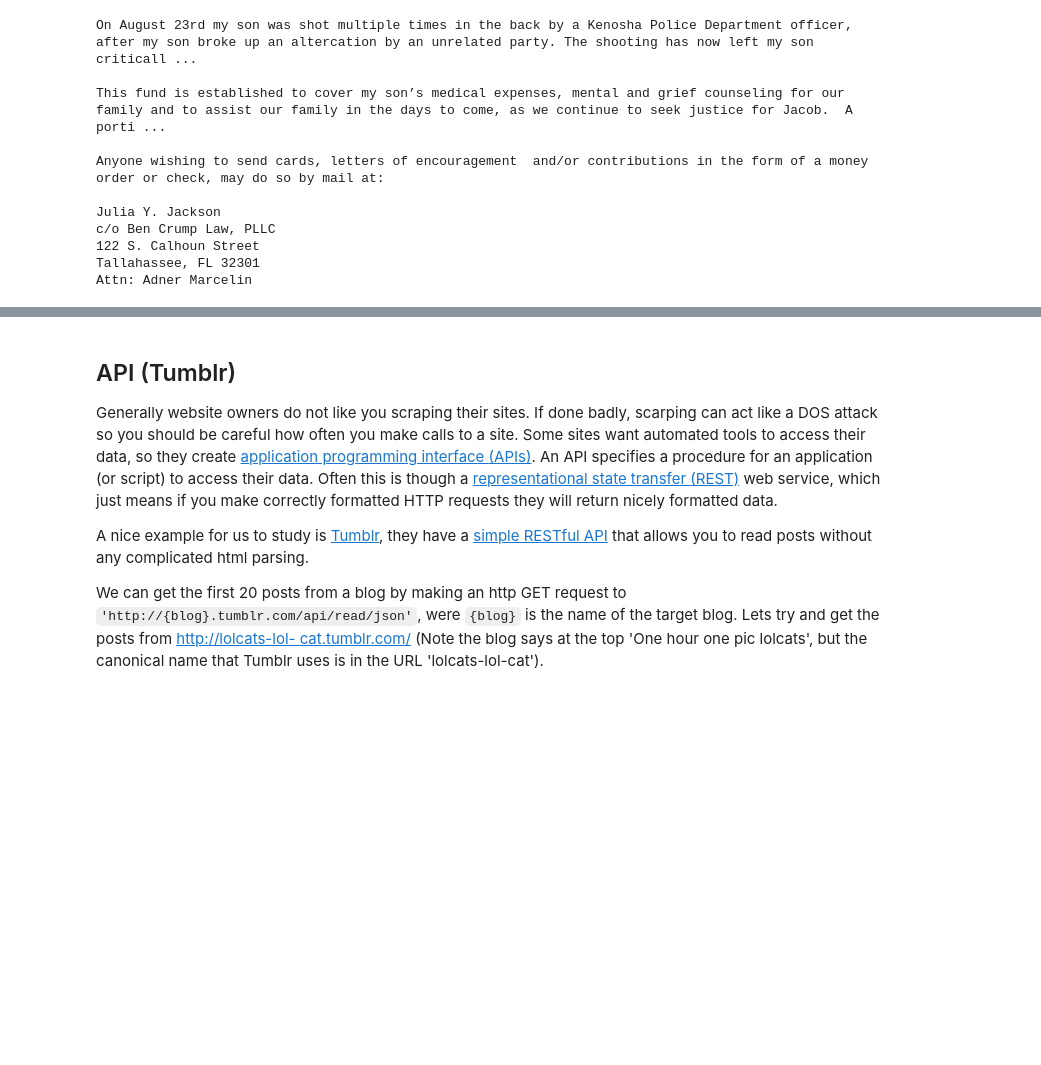
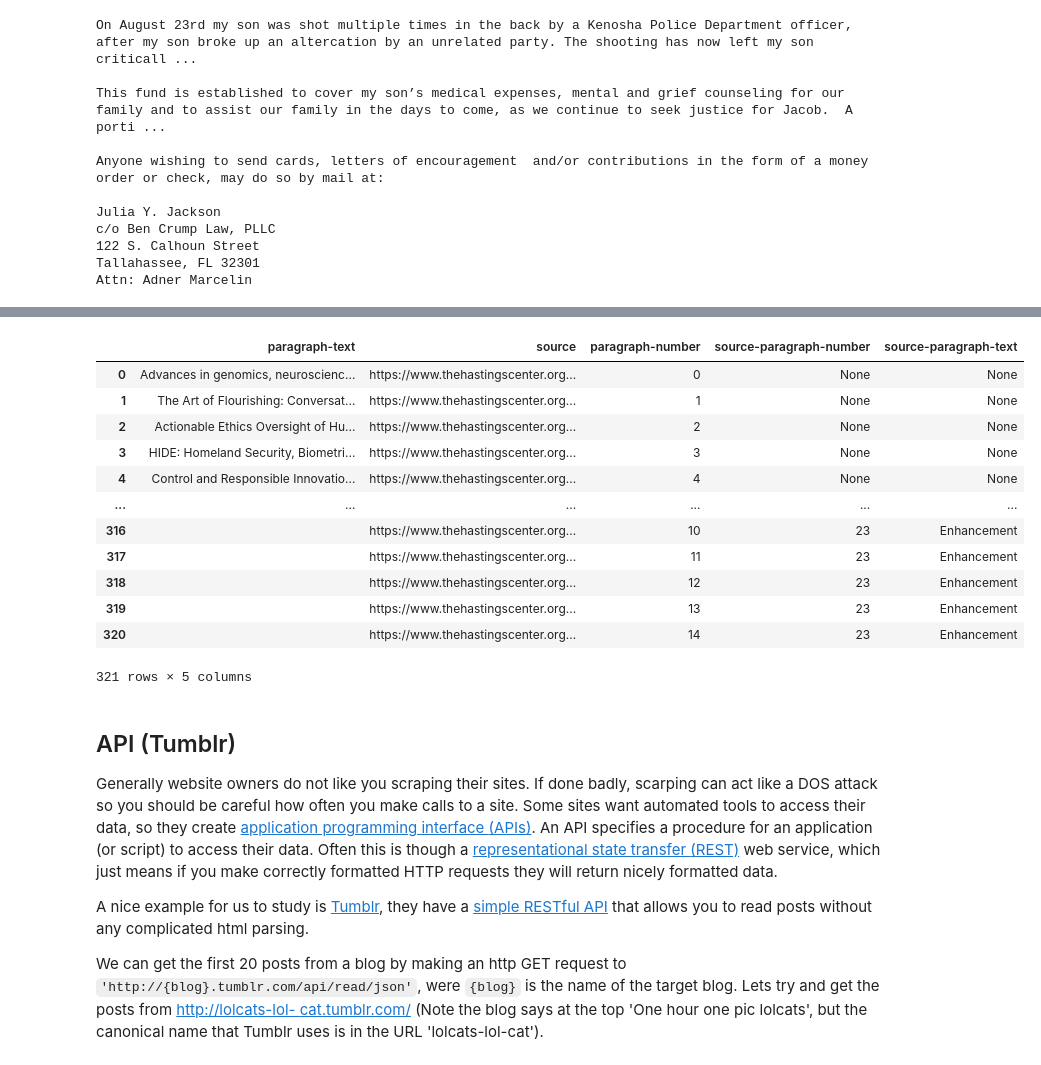
Before and after one commit to UChicago-CCA-2021/Homework-Notebooks, a Jupyter notebook: week-1/hw1_RuiPan.ipynb, the cells around one changed output, grey strips where cells are left out. Saved outputs shown, nothing was run; the diff lists cells and outputs as text; code cells hidden in the pictures; blank space fills up the shorter version.

```diff
--- a/week-1/hw1_RuiPan.ipynb
+++ b/week-1/hw1_RuiPan.ipynb
@@ -609,0 +654,9 @@ Attn: Adner Marcelin
+# %%
+otherPageUrls = []
+for num, pTag in enumerate(mainpagePTags):
+    tagLinks = pTag.findAll('a', href = re.compile('https://www.thehastingscenter.org/'), class_=False)
+    for aTag in tagLinks:
+        url = aTag.get('href')
+        linkText = aTag.text
+        otherPageUrls.append((num, url, linkText))
+print(otherPageUrls)
@@ -609,0 +683,20 @@ Attn: Adner Marcelin
+# %%
+mainpageDF['source-paragraph-number'] = [None] * len(mainpageDF['paragraph-text'])
+mainpageDF['source-paragraph-text'] = [None] * len(mainpageDF['paragraph-text'])
+
+def getTextFromMainPage(sourceParNum, targetURL, sourceText):
+    parsDict = {'source' : [], 'paragraph-number' : [], 'paragraph-text' : [], 'source-paragraph-number' : [],  'source-paragraph-text' : []}
+    r = requests.get(targetURL)
+    soup = bs4.BeautifulSoup(r.text, 'html.parser')
+    for parNum, pTag in enumerate(soup.body.findAll('p')):
+        #same regex as before
+        parsDict['paragraph-text'].append(re.sub(r'\n', '', pTag.text))
+        parsDict['paragraph-number'].append(parNum)
+        parsDict['source'].append(targetURL)
+        parsDict['source-paragraph-number'].append(sourceParNum)
+        parsDict['source-paragraph-text'].append(sourceText)
+    return pandas.DataFrame(parsDict)
+
+for urlTuple in otherPageUrls[:10]:
+    print(*urlTuple)
+    mainpageDF = mainpageDF.append(getTextFromMainPage(*urlTuple),ignore_index=True)
@@ -610,3 +714,19 @@ Attn: Adner Marcelin
+# %%
+mainpageDF
+# %% [output]
+|  | paragraph-text | source | paragraph-number | source-paragraph-number | source-paragraph-text |
+| 0 | Advances in genomics, neuroscienc... | https://www.thehastingscenter.org... | 0 | None | None |
+| 1 | The Art of Flourishing: Conversat... | https://www.thehastingscenter.org... | 1 | None | None |
+| 2 | Actionable Ethics Oversight of Hu... | https://www.thehastingscenter.org... | 2 | None | None |
+| 3 | HIDE: Homeland Security, Biometri... | https://www.thehastingscenter.org... | 3 | None | None |
+| 4 | Control and Responsible Innovatio... | https://www.thehastingscenter.org... | 4 | None | None |
+| ... | ... | ... | ... | ... | ... |
+| 316 |  | https://www.thehastingscenter.org... | 10 | 23 | Enhancement |
+| 317 |  | https://www.thehastingscenter.org... | 11 | 23 | Enhancement |
+| 318 |  | https://www.thehastingscenter.org... | 12 | 23 | Enhancement |
+| 319 |  | https://www.thehastingscenter.org... | 13 | 23 | Enhancement |
+| 320 |  | https://www.thehastingscenter.org... | 14 | 23 | Enhancement |
+321 rows × 5 columns
 # %% [markdown]
 ## API (Tumblr)
 
```
Also changed, not shown: parts of 9 cells of this notebook.
